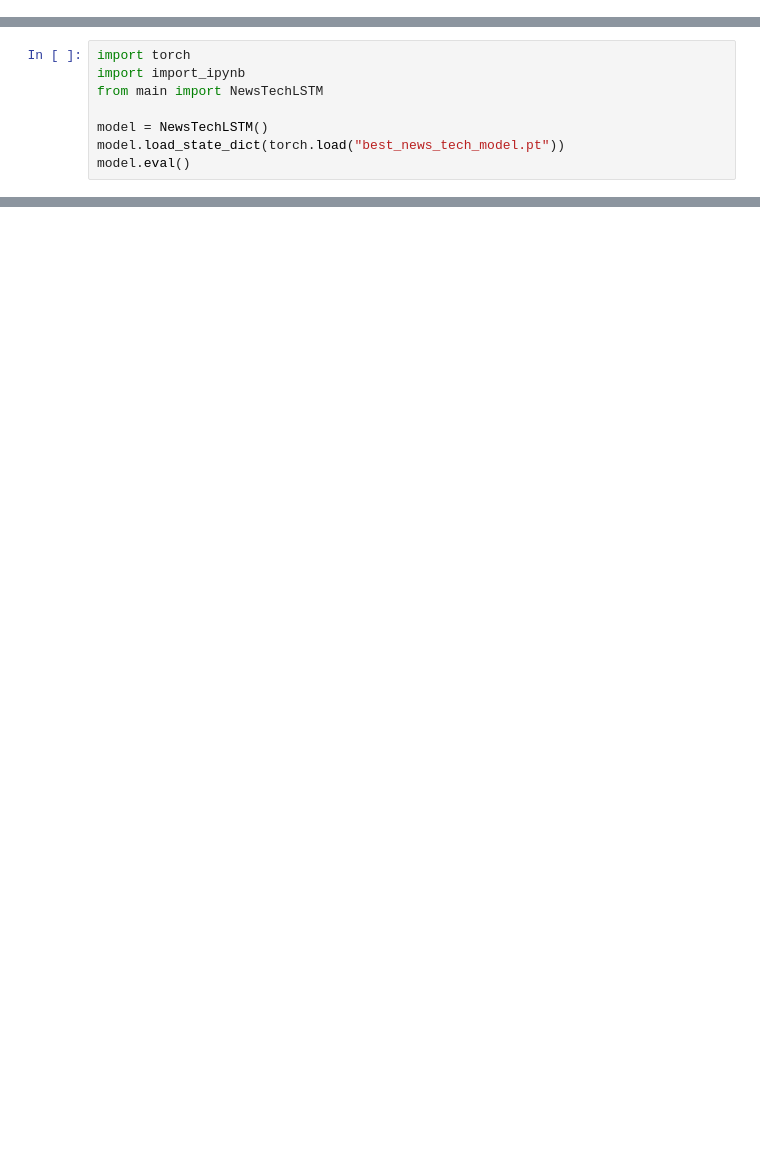
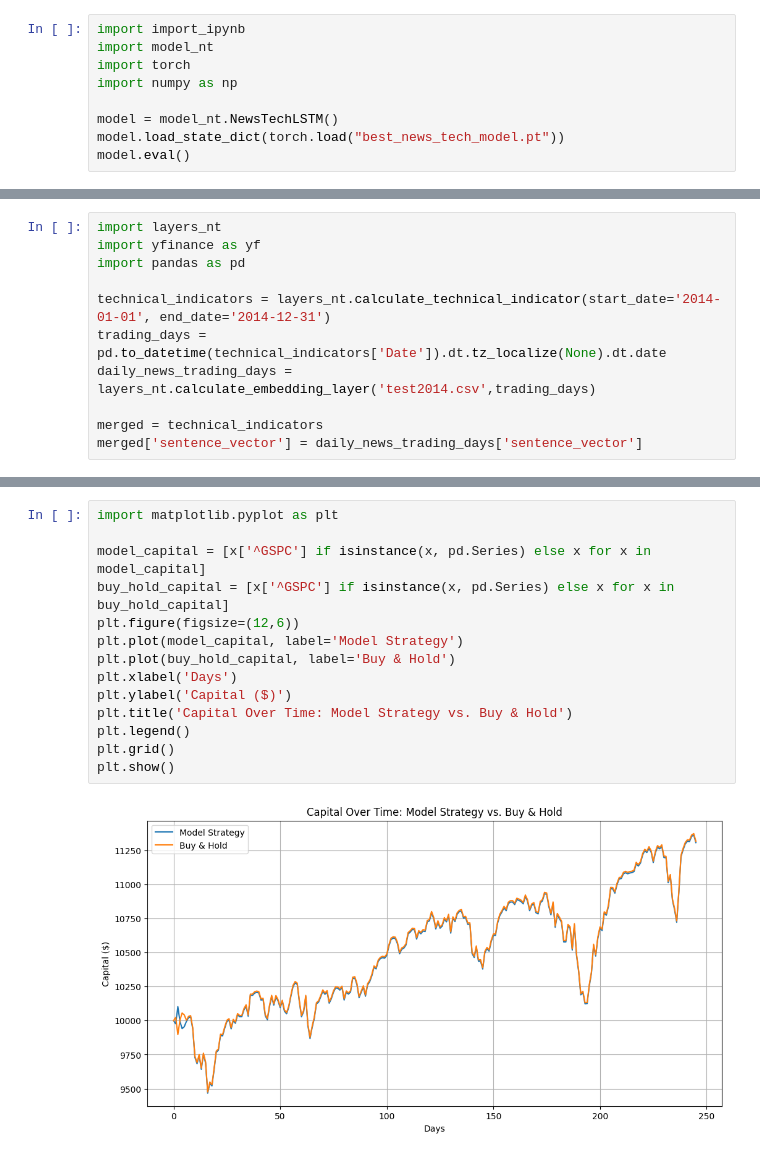
Before and after one commit to matsammut/ARI5123-Algo_trading, a Jupyter notebook: predict.ipynb, the cells around one changed output, grey strips where cells are left out. Cells and saved outputs as stored; diff of their text form; blank space fills up the shorter version.

```diff
--- a/predict.ipynb
+++ b/predict.ipynb
@@ -0,0 +1,9 @@
+# %%
+import import_ipynb
+import model_nt
+import torch
+import numpy as np
+
+model = model_nt.NewsTechLSTM()
+model.load_state_dict(torch.load("best_news_tech_model.pt"))
+model.eval()
@@ -1,9 +21,12 @@
 # %%
-import torch
-import import_ipynb
-from main import NewsTechLSTM
+import layers_nt
+import yfinance as yf
+import pandas as pd
 
-model = NewsTechLSTM()
-model.load_state_dict(torch.load("best_news_tech_model.pt"))
-model.eval()
+technical_indicators = layers_nt.calculate_technical_indicator(start_date='2014-01-01', end_date='2014-12-31')
+trading_days = pd.to_datetime(technical_indicators['Date']).dt.tz_localize(None).dt.date
+daily_news_trading_days = layers_nt.calculate_embedding_layer('test2014.csv',trading_days)
+
+merged = technical_indicators
+merged['sentence_vector'] = daily_news_trading_days['sentence_vector']
 # %% [output]
@@ -33,0 +82,16 @@ Labels shape: (1489,)
+# %%
+import matplotlib.pyplot as plt
+
+model_capital = [x['^GSPC'] if isinstance(x, pd.Series) else x for x in model_capital]
+buy_hold_capital = [x['^GSPC'] if isinstance(x, pd.Series) else x for x in buy_hold_capital]
+plt.figure(figsize=(12,6))
+plt.plot(model_capital, label='Model Strategy')
+plt.plot(buy_hold_capital, label='Buy & Hold')
+plt.xlabel('Days')
+plt.ylabel('Capital ($)')
+plt.title('Capital Over Time: Model Strategy vs. Buy & Hold')
+plt.legend()
+plt.grid()
+plt.show()
+# %% [output]
+[figure, added]
```
Also changed, not shown: parts of 4 cells of this notebook, 5 other files.
